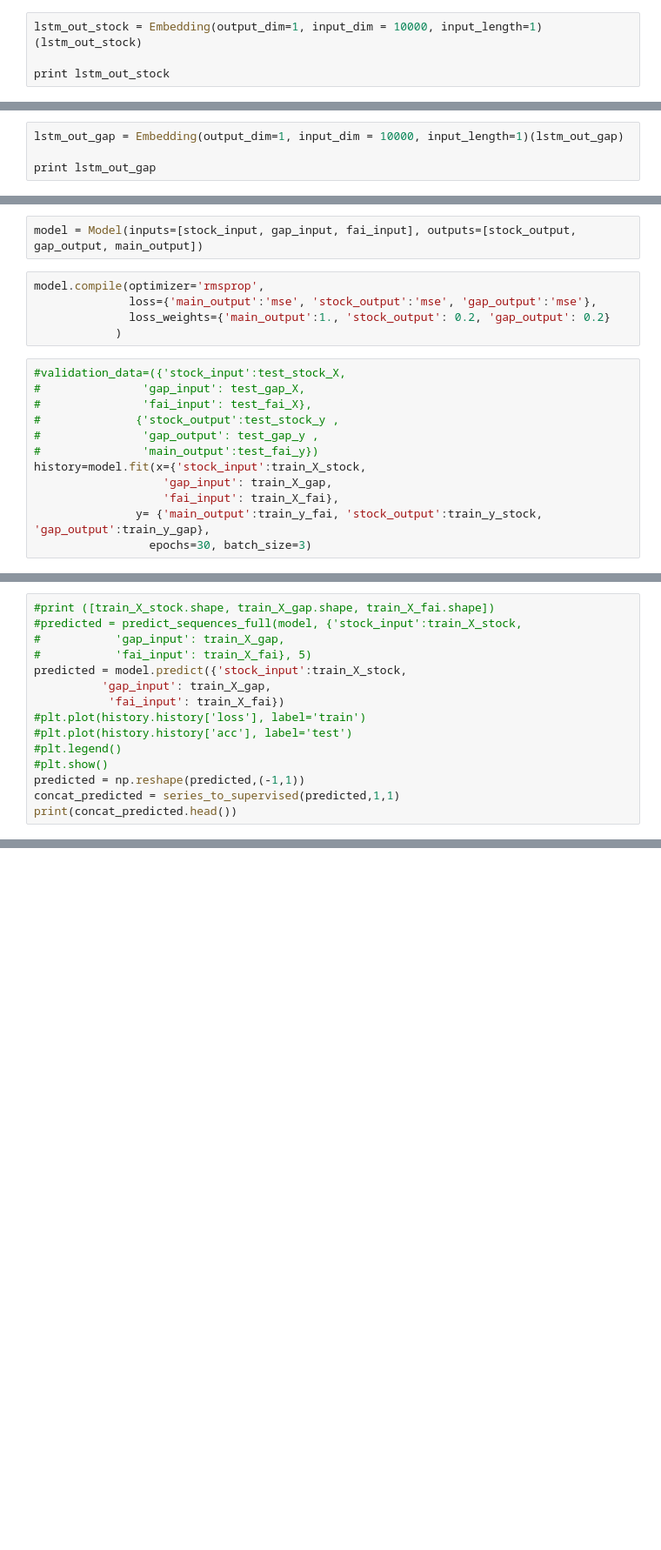
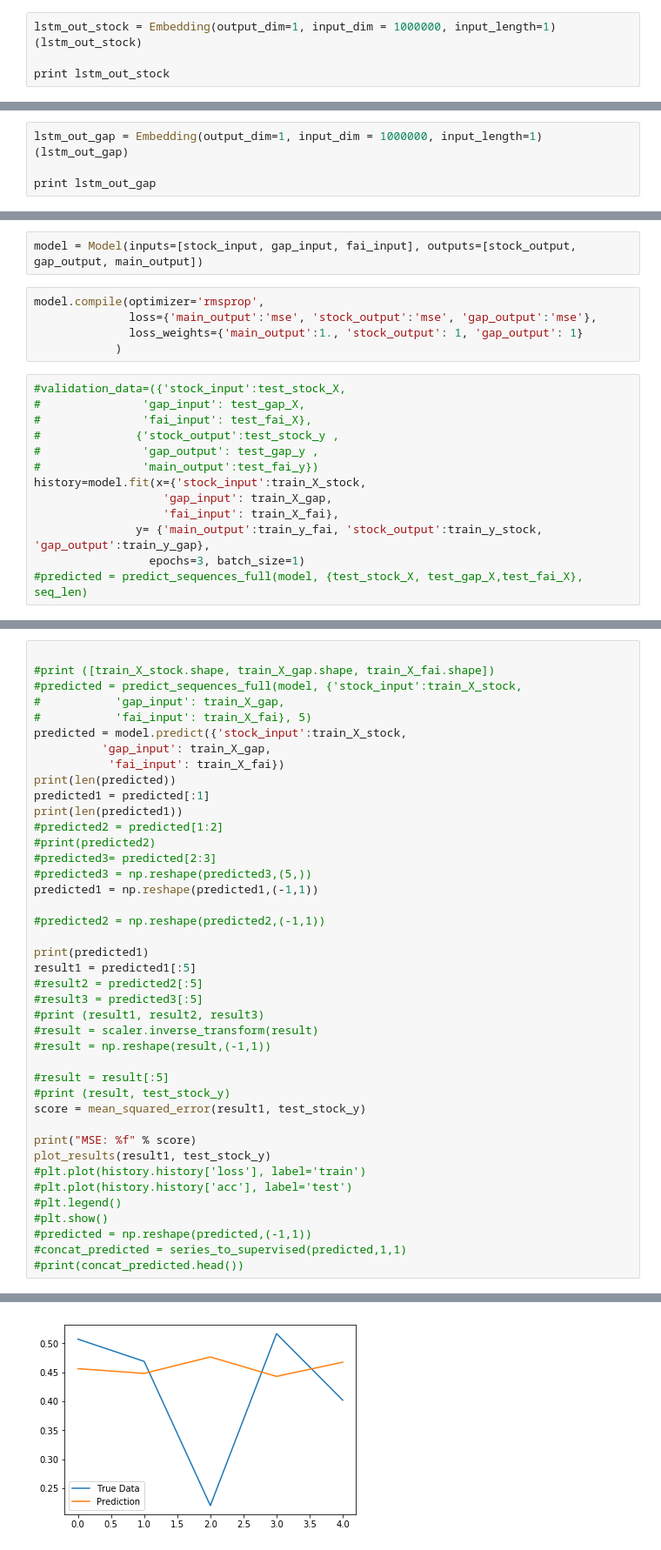
Before and after one commit to wzswan/stockPredictor, a Jupyter notebook: Multi-Input/testLayerMerge.py.ipynb, the cells around one changed output, grey strips where cells are left out. Shown: that part at 87% size. Drawn from its saved outputs; the diff is of its cells as text; blank space fills up the shorter version.

```diff
--- a/Multi-Input/testLayerMerge.py.ipynb
+++ b/Multi-Input/testLayerMerge.py.ipynb
@@ -164,5 +173,5 @@ Tensor("gap_input:0", shape=(?, 1, 1), dtype=float32)
 # %%
-lstm_out_stock = Embedding(output_dim=1, input_dim = 10000, input_length=1)(lstm_out_stock)
+lstm_out_stock = Embedding(output_dim=1, input_dim = 1000000, input_length=1)(lstm_out_stock)
 
 print lstm_out_stock
 # %% [output]
@@ -212,5 +219,5 @@ Tensor("fai_input:0", shape=(?, 1, 1), dtype=float32)
 # %%
-lstm_out_gap = Embedding(output_dim=1, input_dim = 10000, input_length=1)(lstm_out_gap)
+lstm_out_gap = Embedding(output_dim=1, input_dim = 1000000, input_length=1)(lstm_out_gap)
 
 print lstm_out_gap
 # %% [output]
@@ -236,7 +243,7 @@ model = Model(inputs=[stock_input, gap_input, fai_input], outputs=[stock_output,
 # %%
 model.compile(optimizer='rmsprop',
               loss={'main_output':'mse', 'stock_output':'mse', 'gap_output':'mse'},
-              loss_weights={'main_output':1., 'stock_output': 0.2, 'gap_output': 0.2}
+              loss_weights={'main_output':1., 'stock_output': 1, 'gap_output': 1}
             )
 # %%
 #validation_data=({'stock_input':test_stock_X,
@@ -249,5 +256,6 @@ history=model.fit(x={'stock_input':train_X_stock,
                    'gap_input': train_X_gap,
                    'fai_input': train_X_fai},
                y= {'main_output':train_y_fai, 'stock_output':train_y_stock, 'gap_output':train_y_gap},
-                 epochs=30, batch_size=3)
+                 epochs=3, batch_size=1)
+#predicted = predict_sequences_full(model, {test_stock_X, test_gap_X,test_fai_X}, seq_len)
 # %% [output]
@@ -256,4 +268,5 @@ Epoch 1/1
 # %%
+
 #print ([train_X_stock.shape, train_X_gap.shape, train_X_fai.shape])
 #predicted = predict_sequences_full(model, {'stock_input':train_X_stock,
 #           'gap_input': train_X_gap,
@@ -261,11 +274,36 @@ Epoch 1/1
 predicted = model.predict({'stock_input':train_X_stock,
           'gap_input': train_X_gap,
            'fai_input': train_X_fai})
+print(len(predicted))
+predicted1 = predicted[:1]
+print(len(predicted1))
+#predicted2 = predicted[1:2]
+#print(predicted2)
+#predicted3= predicted[2:3]
+#predicted3 = np.reshape(predicted3,(5,))
+predicted1 = np.reshape(predicted1,(-1,1))
+
+#predicted2 = np.reshape(predicted2,(-1,1))
+
+print(predicted1)
+result1 = predicted1[:5]
+#result2 = predicted2[:5]
+#result3 = predicted3[:5]
+#print (result1, result2, result3)
+#result = scaler.inverse_transform(result)
+#result = np.reshape(result,(-1,1))
+
+#result = result[:5]
+#print (result, test_stock_y)
+score = mean_squared_error(result1, test_stock_y)
+
+print("MSE: %f" % score)
+plot_results(result1, test_stock_y)
 #plt.plot(history.history['loss'], label='train')
 #plt.plot(history.history['acc'], label='test')
 #plt.legend()
 #plt.show()
-predicted = np.reshape(predicted,(-1,1))
-concat_predicted = series_to_supervised(predicted,1,1)
-print(concat_predicted.head())
+#predicted = np.reshape(predicted,(-1,1))
+#concat_predicted = series_to_supervised(predicted,1,1)
+#print(concat_predicted.head())
 # %% [output]
@@ -278,3 +327,4 @@ print(concat_predicted.head())
+[figure, added]
 # %%
 #predicted= (predicted[1:2])
 #print (predicted)
```
Also changed, not shown: parts of 20 cells of this notebook, 41 other files.
